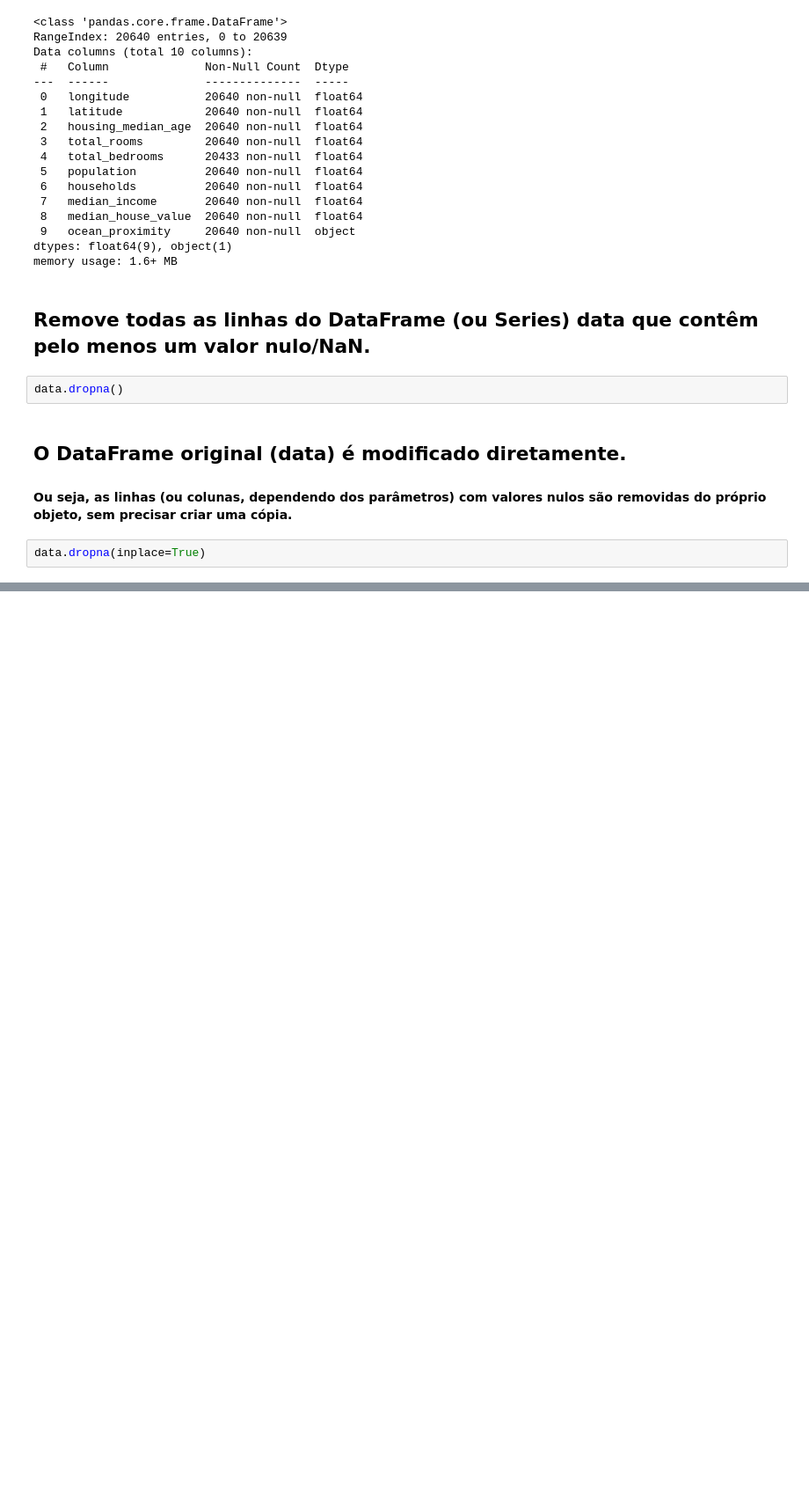
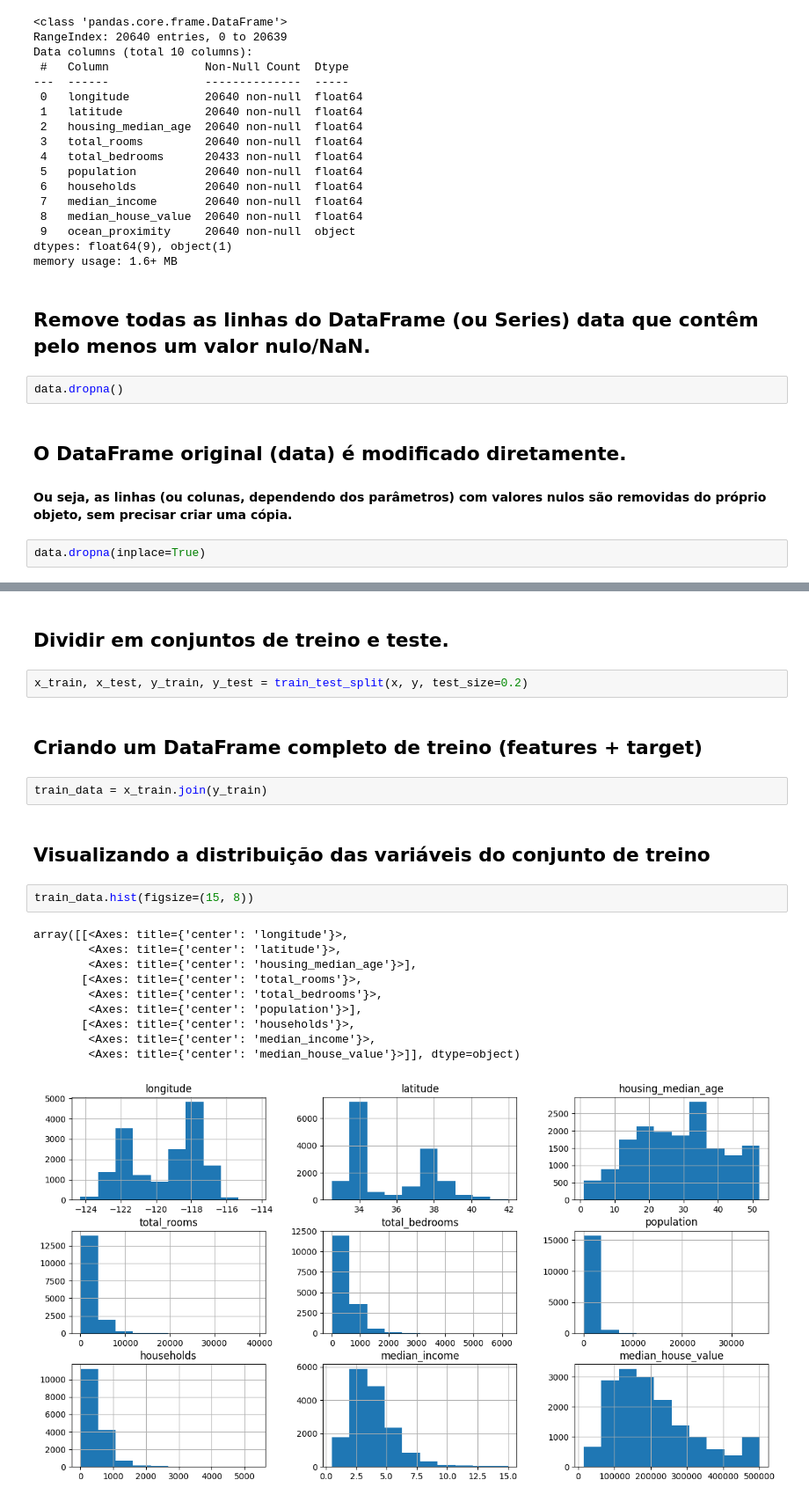
Before and after one commit to LucasBondeDeSouza/Machine-Learning-Course, a Jupyter notebook: 01-House-Price-Prediction/main.ipynb, the cells around one changed output, grey strips where cells are left out. Shown: that part at 88% size. Cells and saved outputs as stored; diff of their text form; blank space fills up the shorter version.

```diff
--- a/01-House-Price-Prediction/main.ipynb
+++ b/01-House-Price-Prediction/main.ipynb
@@ -51,0 +51,23 @@ y = data["median_house_value"]
+# %% [markdown]
+<h2>Dividir em conjuntos de treino e teste.</h2>
+# %%
+x_train, x_test, y_train, y_test = train_test_split(x, y, test_size=0.2)
+# %% [markdown]
+<h2>Criando um DataFrame completo de treino (features + target)</h2>
+# %%
+train_data = x_train.join(y_train)
+# %% [markdown]
+<h2>Visualizando a distribuição das variáveis do conjunto de treino</h2>
+# %%
+train_data.hist(figsize=(15, 8))
+# %% [output]
+array([[<Axes: title={'center': 'longitude'}>,
+        <Axes: title={'center': 'latitude'}>,
+        <Axes: title={'center': 'housing_median_age'}>],
+       [<Axes: title={'center': 'total_rooms'}>,
+        <Axes: title={'center': 'total_bedrooms'}>,
+        <Axes: title={'center': 'population'}>],
+       [<Axes: title={'center': 'households'}>,
+        <Axes: title={'center': 'median_income'}>,
+        <Axes: title={'center': 'median_house_value'}>]], dtype=object)
+[figure, added]
```
Also changed, not shown: parts of 4 cells of this notebook.
